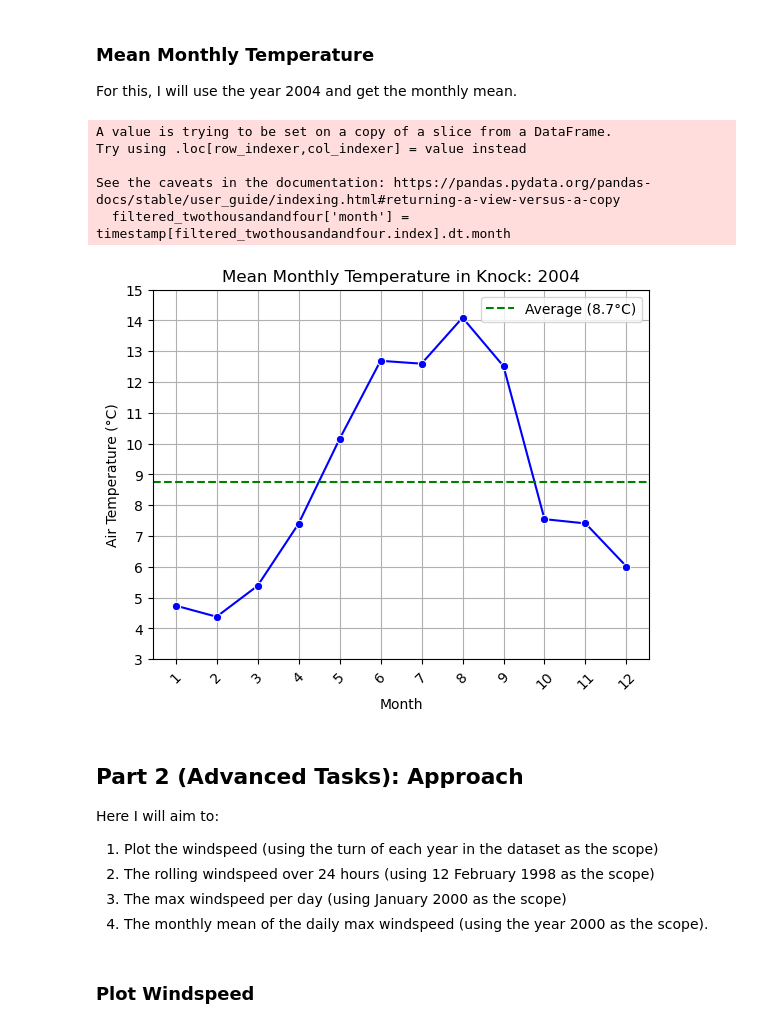
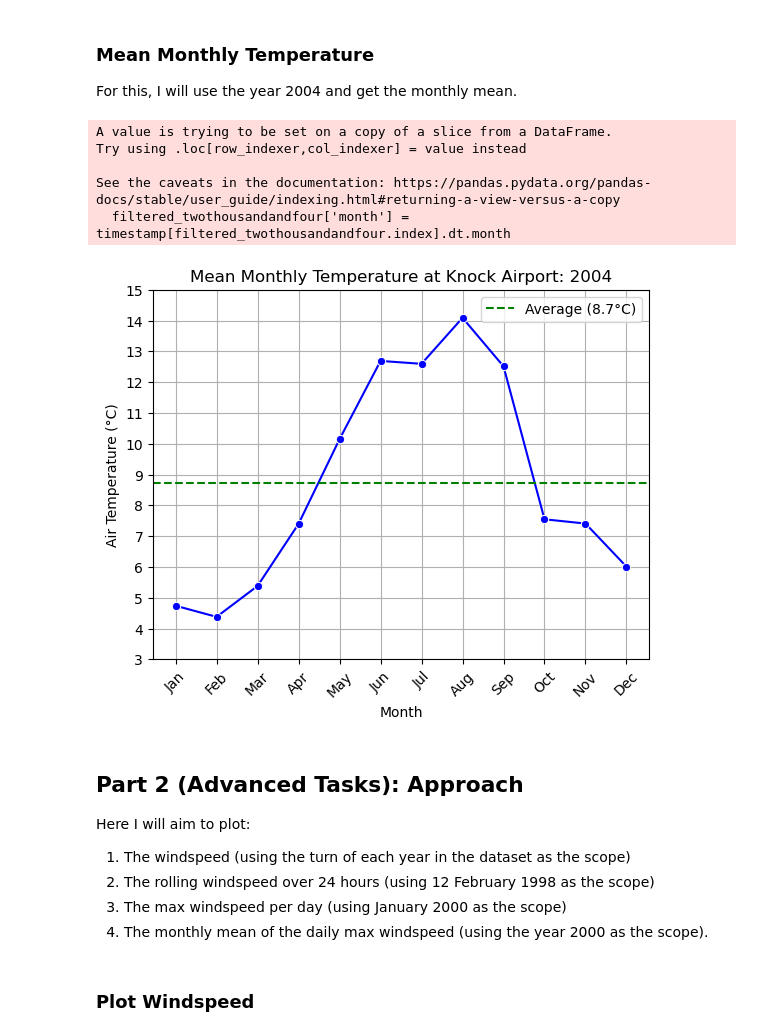
Before and after one commit to MylesHenehan/pfda, a Jupyter notebook: assignments/assignment_6_weather.ipynb, the cells around one changed output. Cells and saved outputs as stored; diff of their text form; code cells hidden in the pictures.

```diff
--- a/assignments/assignment_6_weather.ipynb
+++ b/assignments/assignment_6_weather.ipynb
@@ -112,40 +112,40 @@ For this, I will use the year 2004 and get the monthly mean.
 # %%
 filtered_twothousandandfour = df[(timestamp.dt.year == 2004)]
 
 filtered_twothousandandfour['month'] = timestamp[filtered_twothousandandfour.index].dt.month
-monthlymean = filtered_twothousandandfour.groupby('month')['temp'].mean()
+monthlymean = filtered_twothousandandfour.groupby('month')['temp'].mean() # .groupby method taken from Geeks for Geeks (2024)
 
 
 months = monthlymean.index
 temp = monthlymean.values
 
 
 sns.lineplot(x=months, y=temp, marker='o', color='b')
 
-plt.title("Mean Monthly Temperature in Knock: 2004")
+plt.title("Mean Monthly Temperature at Knock Airport: 2004")
 plt.xlabel("Month")
 plt.ylabel("Air Temperature (°C)")
-plt.xticks(np.arange(1,13,1), rotation=45)
+plt.xticks(np.arange(1,13,1), ['Jan', 'Feb', 'Mar', 'Apr', 'May', 'Jun', 'Jul', 'Aug', 'Sep', 'Oct', 'Nov', 'Dec'], rotation=45) #(OpenAI, 2024: response to a query about manually setting the labels for ticks)
 plt.yticks(np.arange(int(temp.min()) - 1, int(temp.max()) + 2, 1))
 plt.grid()
 
 avgtemp = temp.mean()
 plt.axhline(avgtemp, color='g', linestyle='--', label=f"Average ({avgtemp:.1f}°C)")
 
 plt.legend()
 
 plt.show()
 # %% [output]
 A value is trying to be set on a copy of a slice from a DataFrame.
 Try using .loc[row_indexer,col_indexer] = value instead
 
 See the caveats in the documentation: https://pandas.pydata.org/pandas-docs/stable/user_guide/indexing.html#returning-a-view-versus-a-copy
   filtered_twothousandandfour['month'] = timestamp[filtered_twothousandandfour.index].dt.month
-[figure, old version]
+[figure, new version]
 # %% [markdown]
 ## Part 2 (Advanced Tasks): Approach
-Here I will aim to:
-1. Plot the windspeed (using the turn of each year in the dataset as the scope)
+Here I will aim to plot:
+1. The windspeed (using the turn of each year in the dataset as the scope)
 2. The rolling windspeed over 24 hours (using 12 February 1998 as the scope)
 3. The max windspeed per day (using January 2000 as the scope)
 4. The monthly mean of the daily max windspeed (using the year 2000 as the scope).
```
Also changed, not shown: parts of 11 cells of this notebook.
